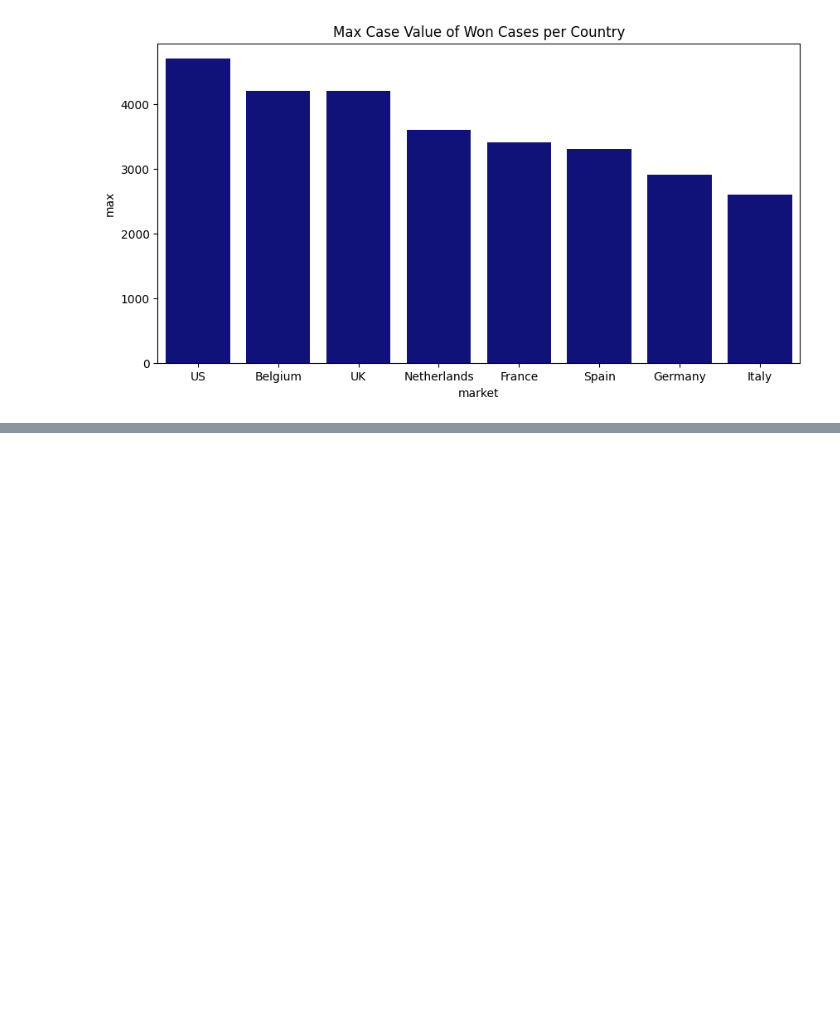
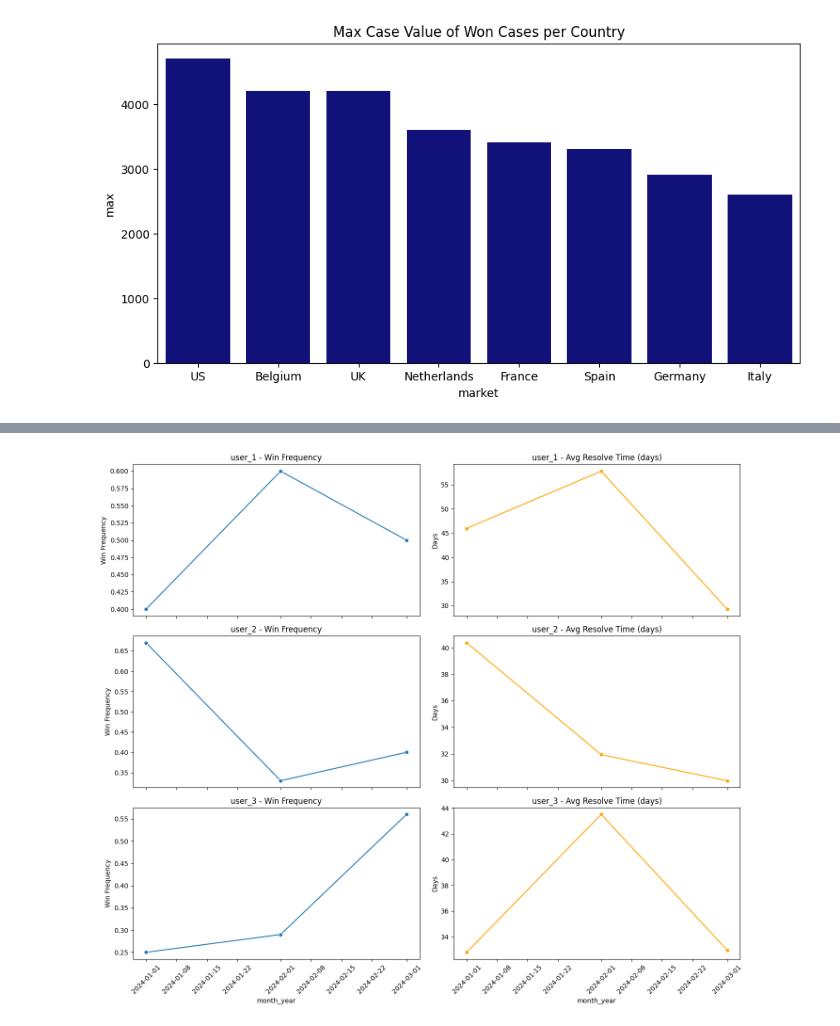
Before and after one commit to MadsAndersens/CABIChallenge, a Jupyter notebook: Visualizations.ipynb, the cells around one changed output, grey strips where cells are left out. Cells and saved outputs as stored; diff of their text form; code cells hidden in the pictures; blank space fills up the shorter version.

Commit message:
added agent plot

```diff
--- a/Visualizations.ipynb
+++ b/Visualizations.ipynb
@@ -74,0 +79,3 @@ plt.savefig("MaxCaseVal.png")
+# %%
+file_name = "Question4_Vizual.csv"
+df = pd.read_csv(f"{base_dir}/{file_name}")
@@ -74,0 +91,45 @@ plt.savefig("MaxCaseVal.png")
+# %%
+# Convert columns
+df['month_year'] = pd.to_datetime(df['month_year'], format='%m-%Y')
+df['avg_resolve_days'] = pd.to_timedelta(df['avg_resolve_time']) / pd.Timedelta(days=1)
+
+# Set up 2x3 subplot grid (3 rows for users, 2 cols for metrics)
+fig, axes = plt.subplots(nrows=3, ncols=2, figsize=(14, 12), sharex=True)
+
+# Get unique users
+users = df['assigned_to'].unique()
+
+# Loop over users and plot
+for i, user in enumerate(users):
+    user_df = df[df['assigned_to'] == user].sort_values('month_year')
+
+    # Win frequency plot
+    sns.lineplot(
+        data=user_df,
+        x='month_year',
+        y='win_frequency',
+        marker='o',
+        ax=axes[i, 0]
+    )
+    axes[i, 0].set_title(f'{user} - Win Frequency')
+    axes[i, 0].set_ylabel('Win Frequency')
+    axes[i, 0].tick_params(axis='x', rotation=45)
+
+    # Avg resolve time in days plot
+    sns.lineplot(
+        data=user_df,
+        x='month_year',
+        y='avg_resolve_days',
+        marker='o',
+        color='orange',
+        ax=axes[i, 1]
+    )
+    axes[i, 1].set_title(f'{user} - Avg Resolve Time (days)')
+    axes[i, 1].set_ylabel('Days')
+    axes[i, 1].tick_params(axis='x', rotation=45)
+
+# Adjust layout
+plt.tight_layout()
+plt.show()
+# %% [output]
+[figure, added]
```
Also changed, not shown: parts of 5 cells of this notebook, 2 other files.
